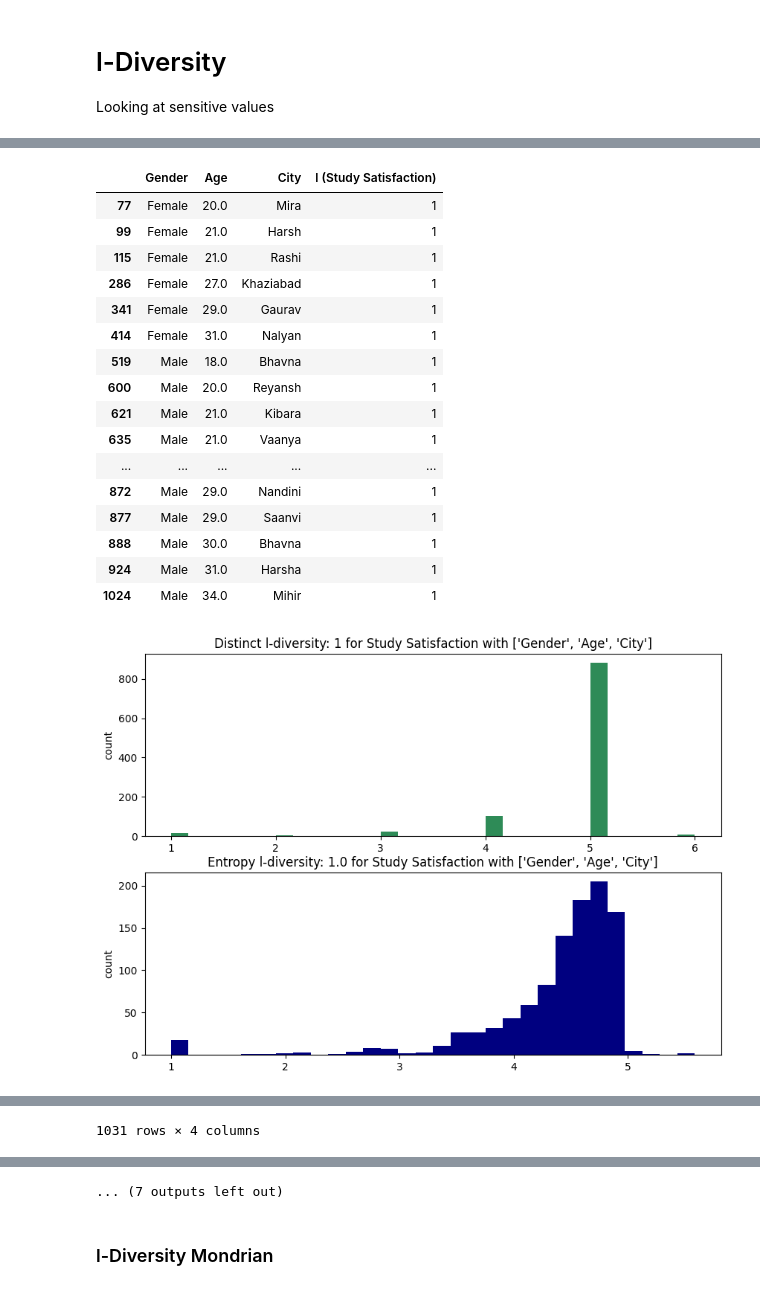
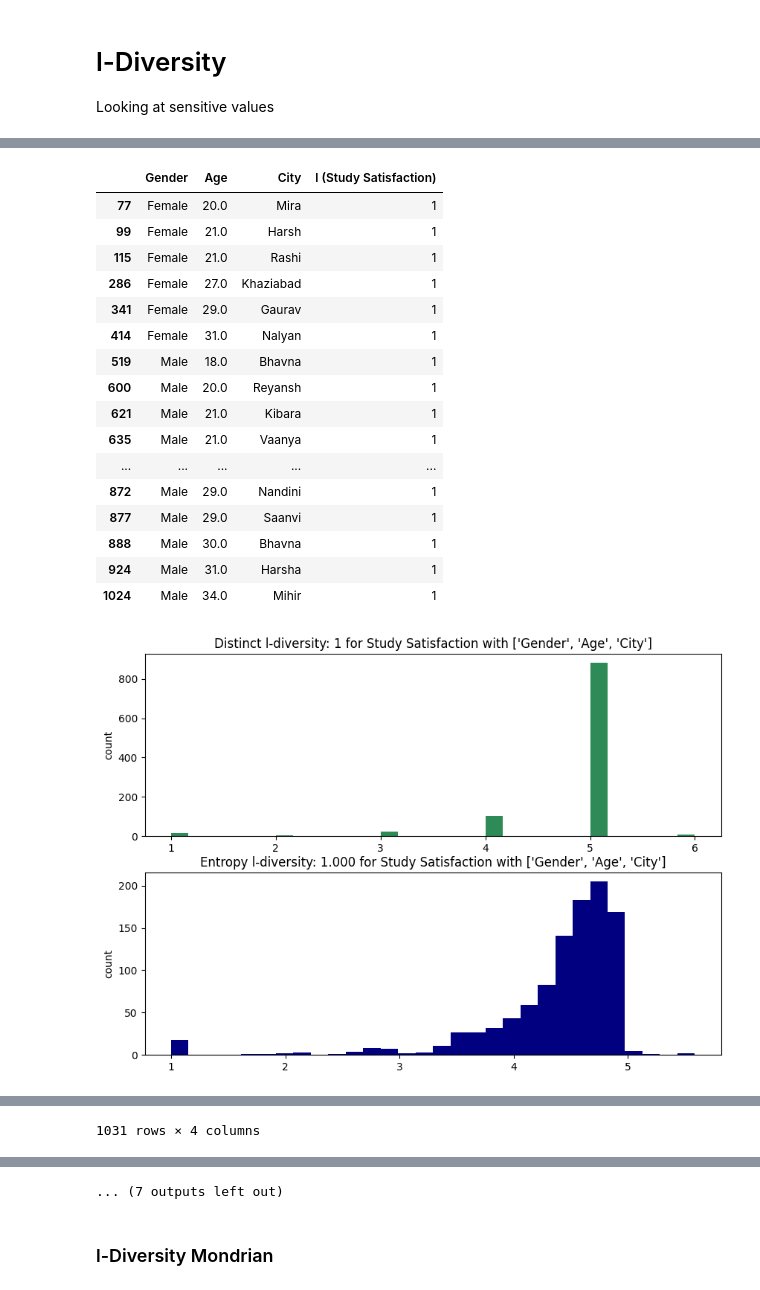
Before and after one commit to KJWesthoff/233LabTaskForce, a Jupyter notebook: final/student_depression.ipynb, the cells around one changed output, grey strips where cells are left out. Cells and saved outputs as stored; diff of their text form; code cells hidden in the pictures.

```diff
--- a/final/student_depression.ipynb
+++ b/final/student_depression.ipynb
@@ -346,7 +346,7 @@ def l_div_report(df, qID, sensAttrs):
 
       ax2 = fig.add_subplot(212)
       ax2.hist(df_entropy_l[entropy_column_name], bins=bins, color = 'navy')
-      ax2.set_title(f"Entropy l-diversity: {entropy_l} for {sensAttr} with {qID}")
+      ax2.set_title(f"Entropy l-diversity: {entropy_l:.3f} for {sensAttr} with {qID}")
       ax2.set_ylabel('count')
       plt.show()
 
@@ -377,21 +377,21 @@ l_div_report(df, qID, sensAttrs)
 |  | Gender | Age | City | l (Study Satisfaction) |
 | 77 | Female | 20.0 | Mira | 1 |
 | 99 | Female | 21.0 | Harsh | 1 |
 | 115 | Female | 21.0 | Rashi | 1 |
 | 286 | Female | 27.0 | Khaziabad | 1 |
 | 341 | Female | 29.0 | Gaurav | 1 |
 | 414 | Female | 31.0 | Nalyan | 1 |
 | 519 | Male | 18.0 | Bhavna | 1 |
 | 600 | Male | 20.0 | Reyansh | 1 |
 | 621 | Male | 21.0 | Kibara | 1 |
 | 635 | Male | 21.0 | Vaanya | 1 |
 | ... | ... | ... | ... | ... |
 | 872 | Male | 29.0 | Nandini | 1 |
 | 877 | Male | 29.0 | Saanvi | 1 |
 | 888 | Male | 30.0 | Bhavna | 1 |
 | 924 | Male | 31.0 | Harsha | 1 |
 | 1024 | Male | 34.0 | Mihir | 1 |
-[figure, old version]
+[figure, new version]
 |  | Gender | Age | City | l (Job Satisfaction) |
 | 0 | Female | 18.0 | Agra | 1 |
 | 1 | Female | 18.0 | Ahmedabad | 1 |
```
Also changed, not shown: parts of 7 cells of this notebook.
